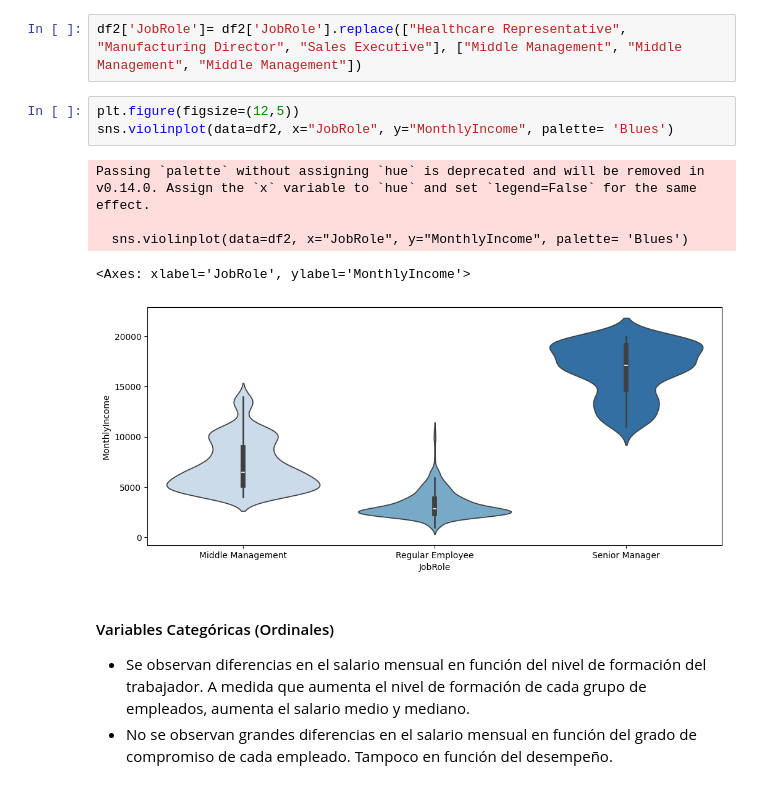
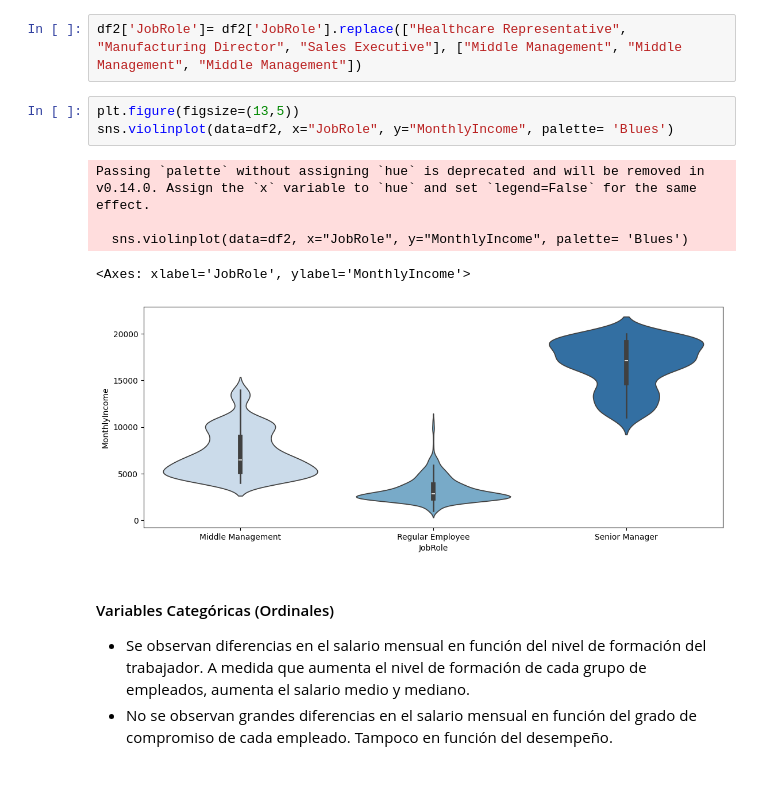
Before and after one commit to rafamd1/EDA_MI_SUELDO_Y_YO, a Jupyter notebook: EDA RM.ipynb, the cells around one changed output. Cells and saved outputs as stored; diff of their text form.

```diff
--- a/EDA RM.ipynb
+++ b/EDA RM.ipynb
@@ -604,14 +600,14 @@ df2['JobRole']= df2['JobRole'].replace(["Research Director", "Manager"], ["Senio
 # %%
 df2['JobRole']= df2['JobRole'].replace(["Healthcare Representative", "Manufacturing Director", "Sales Executive"], ["Middle Management", "Middle Management", "Middle Management"])
 # %%
-plt.figure(figsize=(12,5))
+plt.figure(figsize=(13,5))
 sns.violinplot(data=df2, x="JobRole", y="MonthlyIncome", palette= 'Blues')
 # %% [output]
 Passing `palette` without assigning `hue` is deprecated and will be removed in v0.14.0. Assign the `x` variable to `hue` and set `legend=False` for the same effect.
 
   sns.violinplot(data=df2, x="JobRole", y="MonthlyIncome", palette= 'Blues')
 <Axes: xlabel='JobRole', ylabel='MonthlyIncome'>
-[figure, old version]
+[figure, new version]
 # %% [markdown]
 #### Variables Categóricas (Ordinales)
 
```
Also changed, not shown: parts of 32 cells of this notebook, 1 other file.
